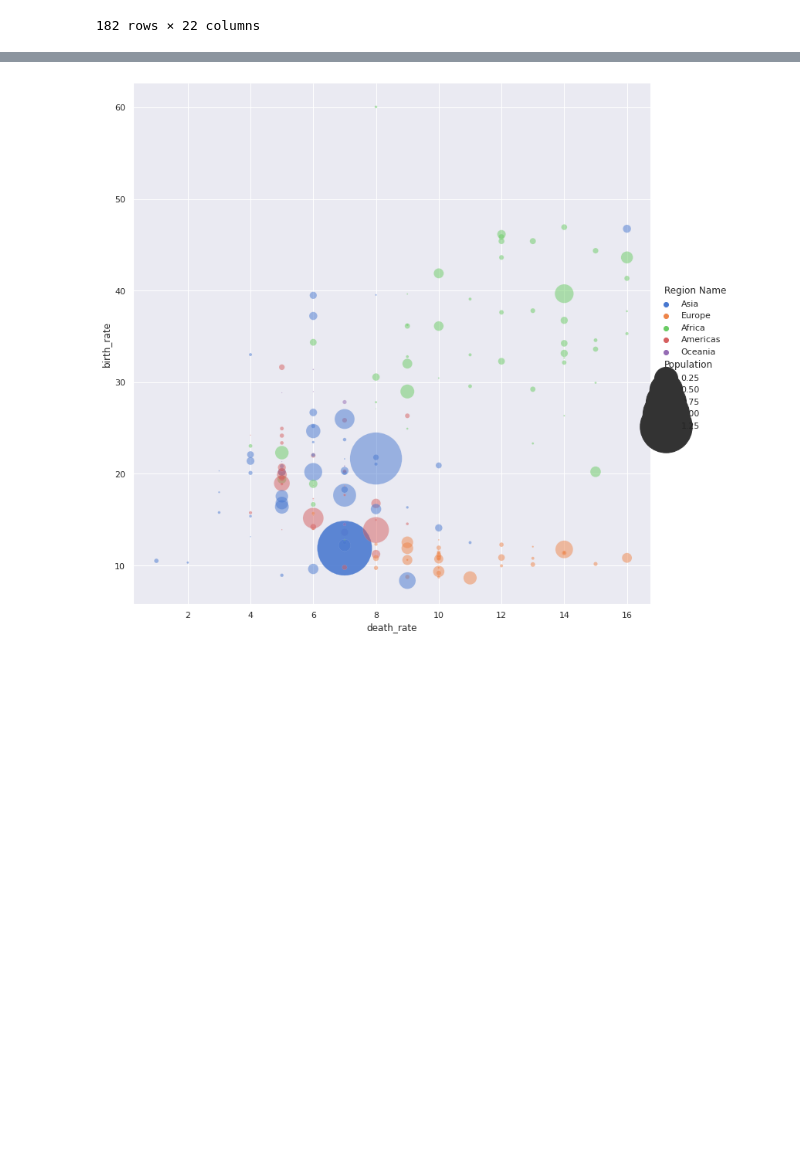
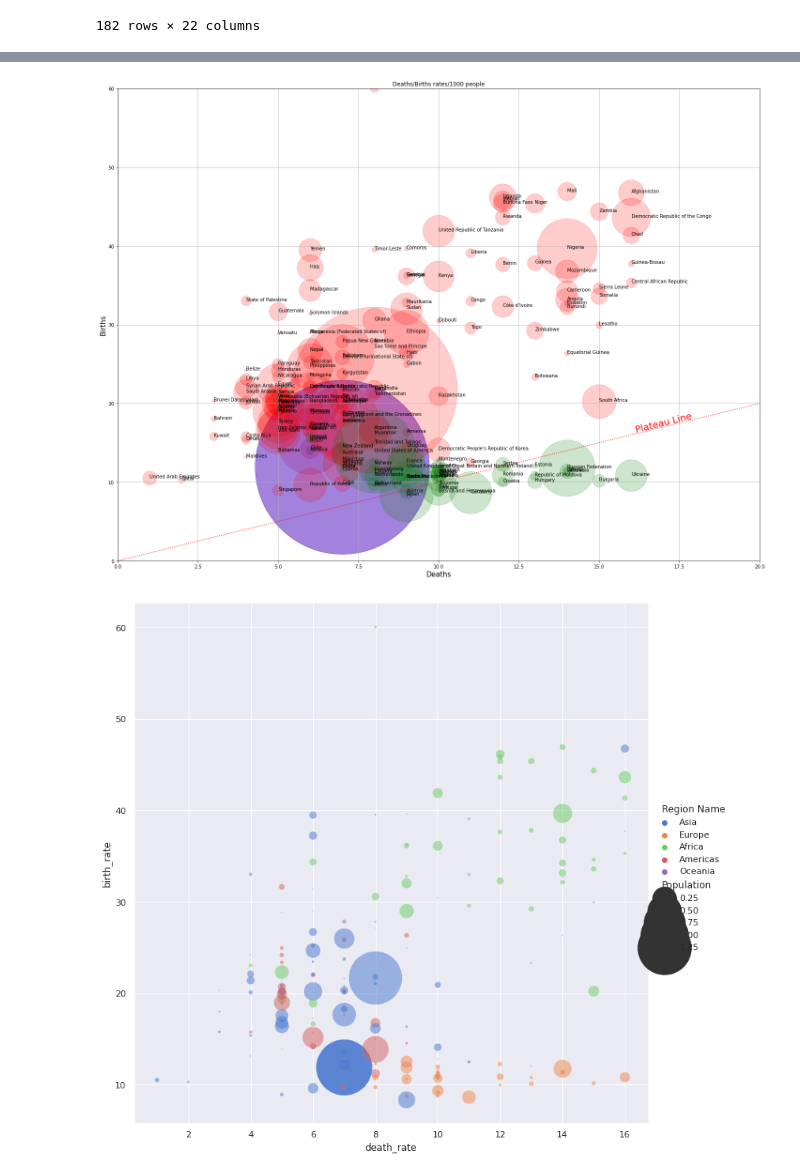
Before and after one commit to castorgit/UN-data-course, a Jupyter notebook: 05 UN Syncro practice.ipynb, the cells around one changed output, grey strips where cells are left out. Drawn from its saved outputs; the diff is of its cells as text; code cells hidden in the pictures; blank space fills up the shorter version.

```diff
--- a/05 UN Syncro practice.ipynb
+++ b/05 UN Syncro practice.ipynb
@@ -305,3 +345,59 @@ plt.show()
+# %%
+# Developed / Developing
+plt.rcParams["figure.figsize"] = (20,15)
+merged_df = pd.read_csv('pollastre.csv', header=0)
+
+
+merged_df['birth_rate'] = merged_df['Births'] / (merged_df['Population'] / 1000)
+merged_df['death_rate'] = merged_df['Deaths'] / (merged_df['Population'] / 1000)
+merged_df['dev'] = merged_df['Developed / Developing Countries'].astype(str)
+merged_df = merged_df[merged_df['dev'].notna()]
+
+# Marker size in units of points^2
+v_size = merged_df['Population']/10
+
+# Colors
+colors2 = {'Developing':'red', 'Developed': 'green', 'nan': 'blue'}
+
+
+fig, ax = plt.subplots()
+ax.scatter(merged_df['death_rate'], merged_df['birth_rate'], s=v_size,
+           c = [colors2[r] for r in merged_df['dev']], alpha=0.2)
+
+# plot plateau line
+ax.plot(np.linspace(0, 20, 10), np.linspace(0, 20, 10 ), c= "red", marker=' ', linestyle=':')
+
+p1 = ax.transData.transform_point((0,0))
+p2 = ax.transData.transform_point((15,15))
+dy = (p2[1] - p1[1])
+dx = (p2[0] - p1[0])
+slope_degrees = np.degrees(np.arctan2(dy, dx))
+slope_degrees = np.degrees(np.arctan2(2,8))
+
+ax.annotate('Plateau Line', ha='center', va='center', xycoords='data',xy=(17,17.5),
+            size=20, color='red', rotation=slope_degrees)
+
+#ax.annotate(label, xy=xylabel, ha='center', va='center', rotation=rotn)
+ax.set_xlim([0,20])
+ax.set_ylim([0,60])
+
+ax.set_xlabel(r'Deaths', fontsize=15)
+ax.set_ylabel(r'Births', fontsize=15)
+ax.set_title('Deaths/Births rates/1000 people')
+
+y = merged_df['birth_rate'].to_list()
+z = merged_df['death_rate'].to_list()
+n = merged_df['Country or Area'].to_list()
+
+ax.grid(True)
+
+for i, txt in enumerate(n):
+    ax.annotate(txt, (z[i], y[i]))
+fig.tight_layout()
+
+plt.show()
+# %% [output]
+[figure, added]
 # %%
 # now with Seaborn
 merged_df = pd.read_csv('pollastre.csv', header=0)
```
Also changed, not shown: parts of 19 cells of this notebook.
